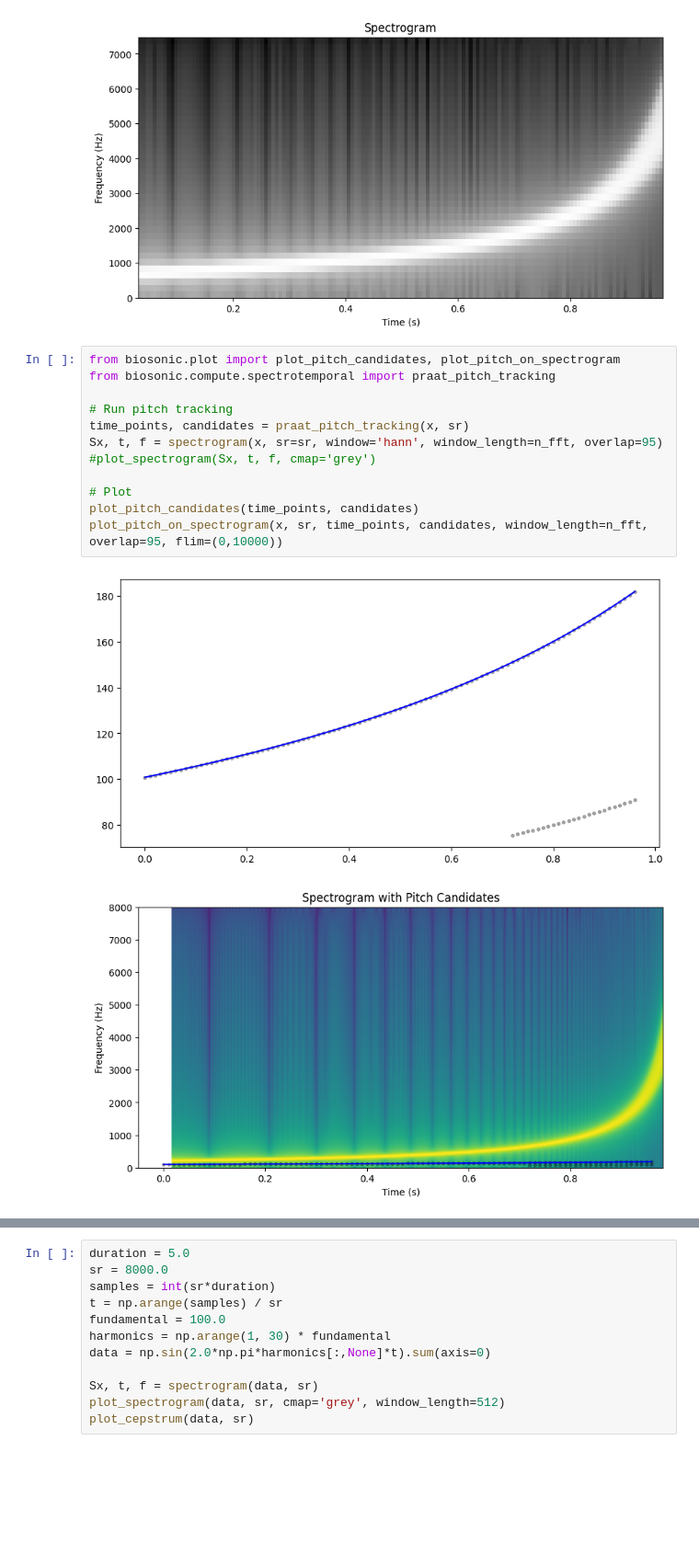
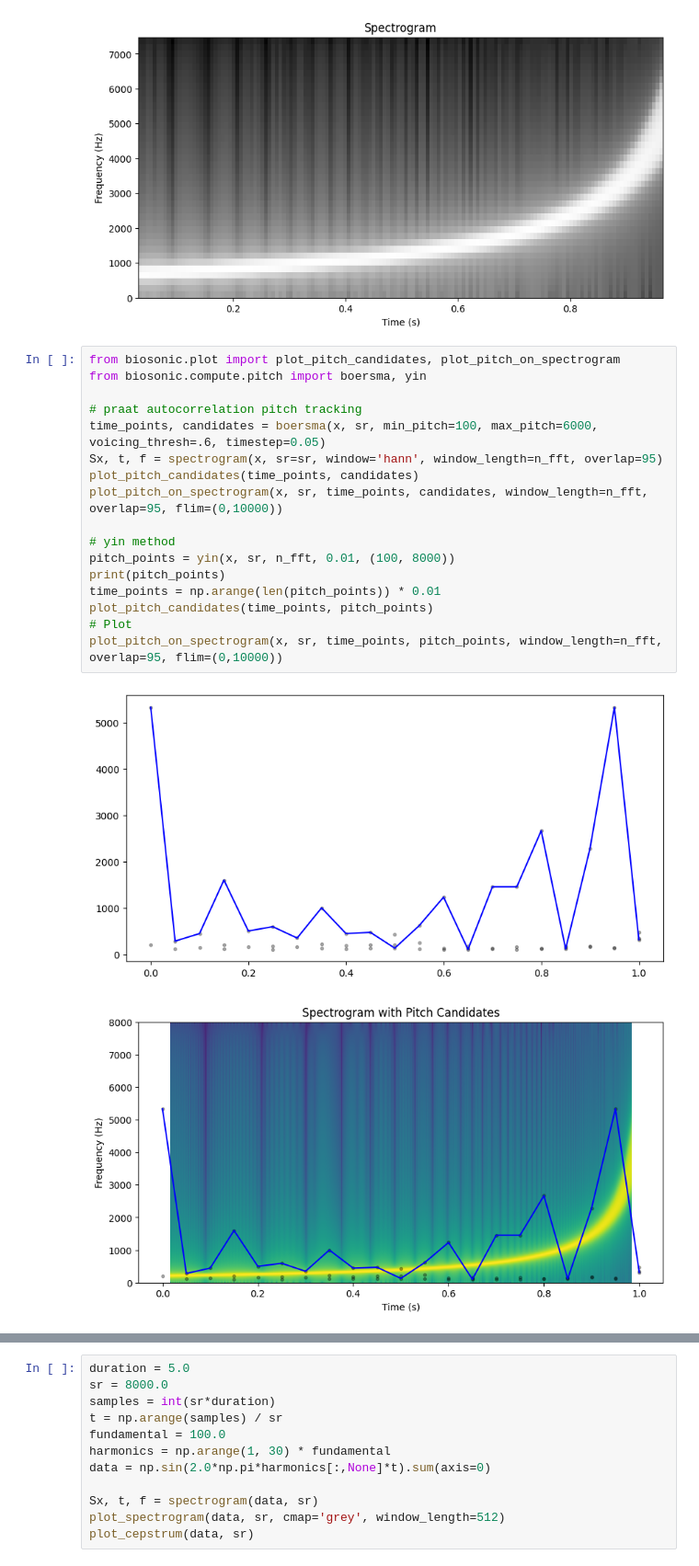
Before and after one commit to lgies23/biosonic, a Jupyter notebook: src/biosonic/test_plots.ipynb, the cells around one changed output, grey strips where cells are left out. Shown at 92% size. Saved outputs shown, nothing was run; the diff lists cells and outputs as text; blank space fills up the shorter version.

```diff
--- a/src/biosonic/test_plots.ipynb
+++ b/src/biosonic/test_plots.ipynb
@@ -108,16 +102,21 @@ plot_spectrogram(x, sr=sr, window='hann', window_length=n_fft, overlap=90, cmap=
 [figure]
 # %%
 from biosonic.plot import plot_pitch_candidates, plot_pitch_on_spectrogram
-from biosonic.compute.spectrotemporal import praat_pitch_tracking
+from biosonic.compute.pitch import boersma, yin
 
-# Run pitch tracking
-time_points, candidates = praat_pitch_tracking(x, sr)
+# praat autocorrelation pitch tracking
+time_points, candidates = boersma(x, sr, min_pitch=100, max_pitch=6000, voicing_thresh=.6, timestep=0.05)
 Sx, t, f = spectrogram(x, sr=sr, window='hann', window_length=n_fft, overlap=95)
-#plot_spectrogram(Sx, t, f, cmap='grey')
-
-# Plot
 plot_pitch_candidates(time_points, candidates)
 plot_pitch_on_spectrogram(x, sr, time_points, candidates, window_length=n_fft, overlap=95, flim=(0,10000))
+
+# yin method
+pitch_points = yin(x, sr, n_fft, 0.01, (100, 8000))
+print(pitch_points)
+time_points = np.arange(len(pitch_points)) * 0.01
+plot_pitch_candidates(time_points, pitch_points)
+# Plot
+plot_pitch_on_spectrogram(x, sr, time_points, pitch_points, window_length=n_fft, overlap=95, flim=(0,10000))
 # %% [output]
-[figure, old version]
+[figure, new version]
-[figure, old version]
+[figure, new version]
```
Also changed, not shown: parts of 6 cells of this notebook, 5 other files.
